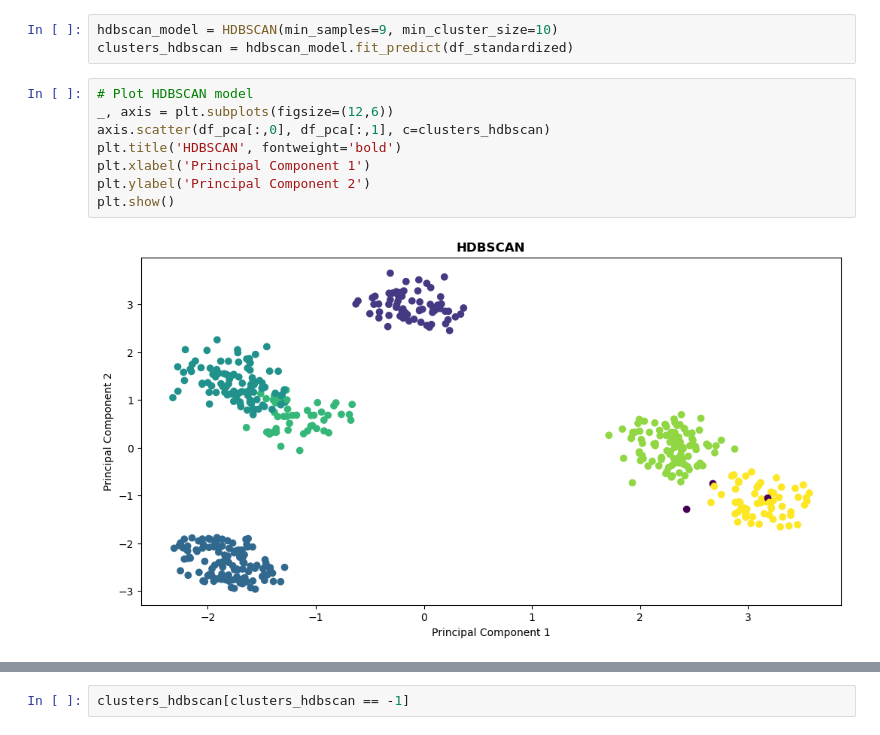
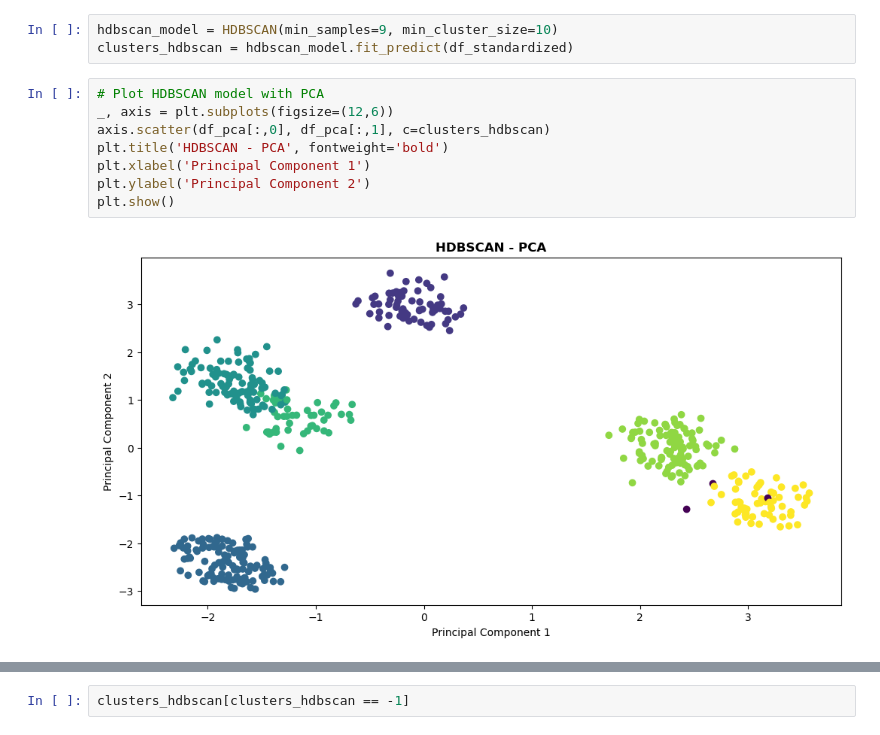
Before and after one commit to kkudzelich/clustering-of-clients, a Jupyter notebook: kaggle5.ipynb, the cells around one changed output, grey strips where cells are left out. Saved outputs shown, nothing was run; the diff lists cells and outputs as text.

```diff
--- a/kaggle5.ipynb
+++ b/kaggle5.ipynb
@@ -355,12 +417,12 @@ array([-1, -1, -1, -1, -1, -1, -1, -1, -1, -1, -1, -1], dtype=int64)
 hdbscan_model = HDBSCAN(min_samples=9, min_cluster_size=10)
 clusters_hdbscan = hdbscan_model.fit_predict(df_standardized)
 # %%
-# Plot HDBSCAN model
+# Plot HDBSCAN model with PCA
 _, axis = plt.subplots(figsize=(12,6))
 axis.scatter(df_pca[:,0], df_pca[:,1], c=clusters_hdbscan)
-plt.title('HDBSCAN', fontweight='bold')
+plt.title('HDBSCAN - PCA', fontweight='bold')
 plt.xlabel('Principal Component 1')
 plt.ylabel('Principal Component 2')
 plt.show()
 # %% [output]
-[figure, old version]
+[figure, new version]
```
Also changed, not shown: parts of 39 cells of this notebook.
